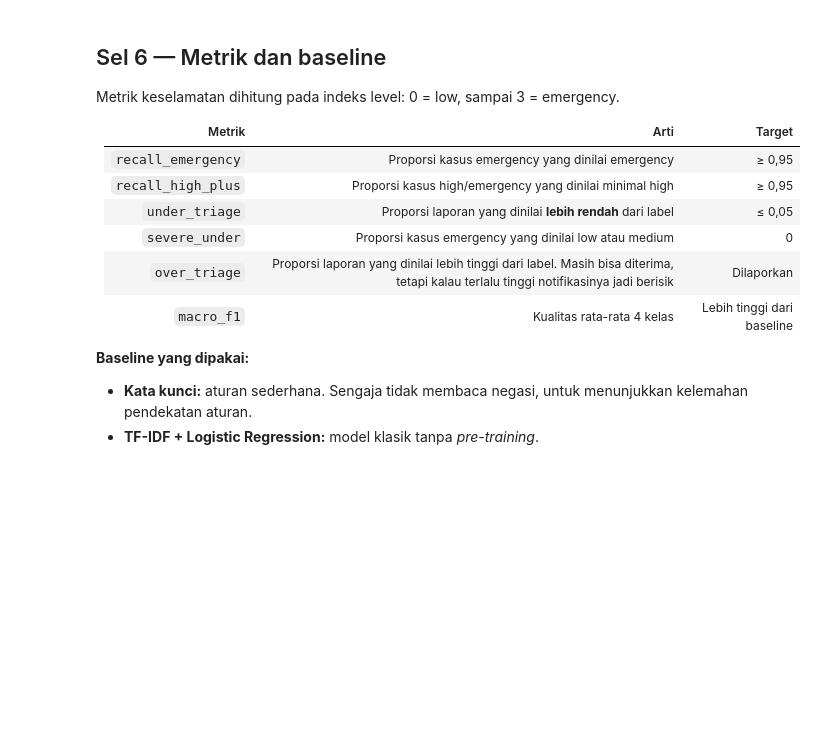
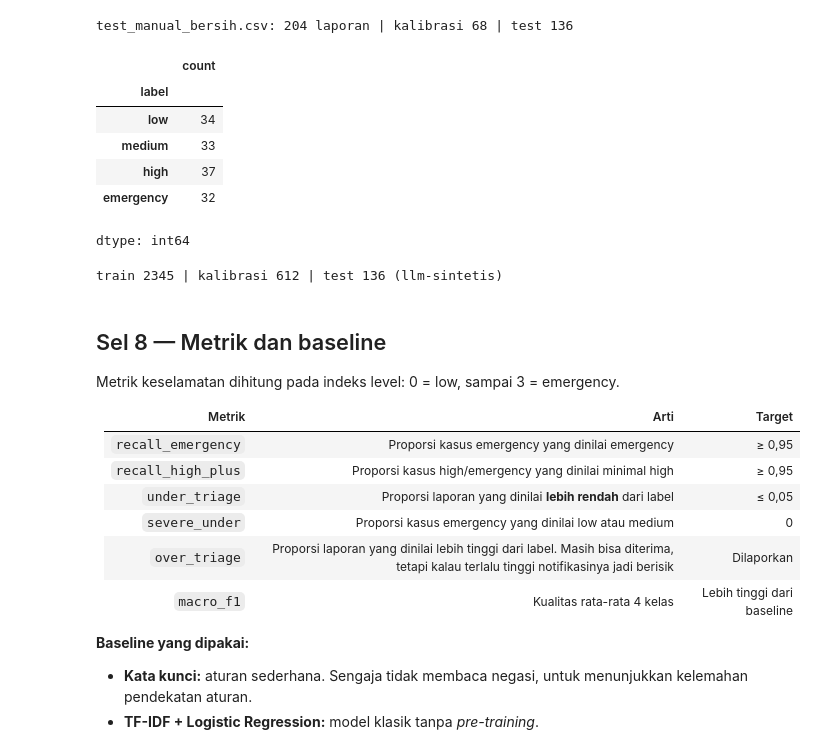
Before and after one commit to blacurly/cut-meutia, a Jupyter notebook: docs/incident-triage-indobert.ipynb, the cells around one changed output. Saved outputs shown, nothing was run; the diff lists cells and outputs as text; code cells hidden in the pictures; blank space fills up the shorter version.

```diff
--- a/docs/incident-triage-indobert.ipynb
+++ b/docs/incident-triage-indobert.ipynb
@@ -532,41 +689,52 @@ def load_reports(path, source):
 
 train = synth[synth.split == "train"].copy()
 CALIB = synth[synth.split == "valid"].copy()
 TEST_SYNTH = synth[synth.split == "test"].copy()
 TEST_MANUAL = None
 
 if (DATA / "parafrase.csv").exists():
     para = load_reports(DATA / "parafrase.csv", "parafrase")
     train = pd.concat([train, para], ignore_index=True)
     print(f"parafrase.csv: +{len(para)} laporan ke train")
 
-if (DATA / "test_manual.csv").exists():
-    manual = load_reports(DATA / "test_manual.csv", "manual")
+if CLEAN_FILE.exists():
+    manual = load_reports(CLEAN_FILE, TEST_SOURCE)
     leak = set(manual.text) & set(train.text)
     assert not leak, f"{len(leak)} laporan test juga ada di train; hapus dari parafrase.csv"
     if len(manual) >= 150:
         calib_m, TEST_MANUAL = train_test_split(manual, test_size=2 / 3, stratify=manual.label, random_state=SEED)
         CALIB = pd.concat([CALIB, calib_m], ignore_index=True)
     else:
         TEST_MANUAL = manual
-        print("⚠️ test_manual.csv < 150 baris: semuanya dipakai untuk test, kalibrasi hanya dari data sintetis")
-    print(f"test_manual.csv: {len(manual)} laporan | test {len(TEST_MANUAL)}")
+        print("PERINGATAN: Data test < 150 baris: semuanya dipakai untuk test, kalibrasi hanya dari data sintetis")
+    print(f"{CLEAN_FILE.name}: {len(manual)} laporan | kalibrasi {len(manual) - len(TEST_MANUAL)} | test {len(TEST_MANUAL)}")
     display(TEST_MANUAL.label.value_counts().reindex(LABELS))
 else:
-    print("⚠️ test_manual.csv belum ada: evaluasi memakai test sintetis (BUKAN angka yang boleh dilaporkan)")
+    print("PERINGATAN: Data test belum ada (jalankan Sel 3–4): evaluasi memakai test sintetis, angkanya hanya cek pipeline")
 
 if (DATA / "label_ganda.csv").exists():
     dbl = pd.read_csv(DATA / "label_ganda.csv", dtype=str).fillna("")
     a, b = dbl.label_a.str.strip().str.lower().map(L2I), dbl.label_b.str.strip().str.lower().map(L2I)
     ok = a.notna() & b.notna()
     print(f"Kesepakatan pelabel ({ok.sum()} laporan): setuju {np.mean(a[ok] == b[ok]):.0%} | "
           f"kappa {cohen_kappa_score(a[ok], b[ok]):.3f} | kappa berbobot kuadrat {cohen_kappa_score(a[ok], b[ok], weights='quadratic'):.3f}")
     print("Pedoman: kappa < 0,6 = rubrik perlu diperjelas sebelum data dipakai.")
 
 TEST = TEST_MANUAL if TEST_MANUAL is not None else TEST_SYNTH
-print(f"train {len(train)} | kalibrasi {len(CALIB)} | test {len(TEST)} ({'manual' if TEST_MANUAL is not None else 'sintetis'})")
+TEST_NAME = TEST_SOURCE if TEST_MANUAL is not None else "sintetis-template"
+print(f"train {len(train)} | kalibrasi {len(CALIB)} | test {len(TEST)} ({TEST_NAME})")
+# %% [output]
+test_manual_bersih.csv: 204 laporan | kalibrasi 68 | test 136
+|  | count |
+| label |  |
+| low | 34 |
+| medium | 33 |
+| high | 37 |
+| emergency | 32 |
+dtype: int64
+train 2345 | kalibrasi 612 | test 136 (llm-sintetis)
 # %% [markdown]
-## Sel 6 — Metrik dan baseline
+## Sel 8 — Metrik dan baseline
 
 Metrik keselamatan dihitung pada indeks level: 0 = low, sampai 3 = emergency.
 
```
Also changed, not shown: parts of 59 cells of this notebook, 16 other files.
